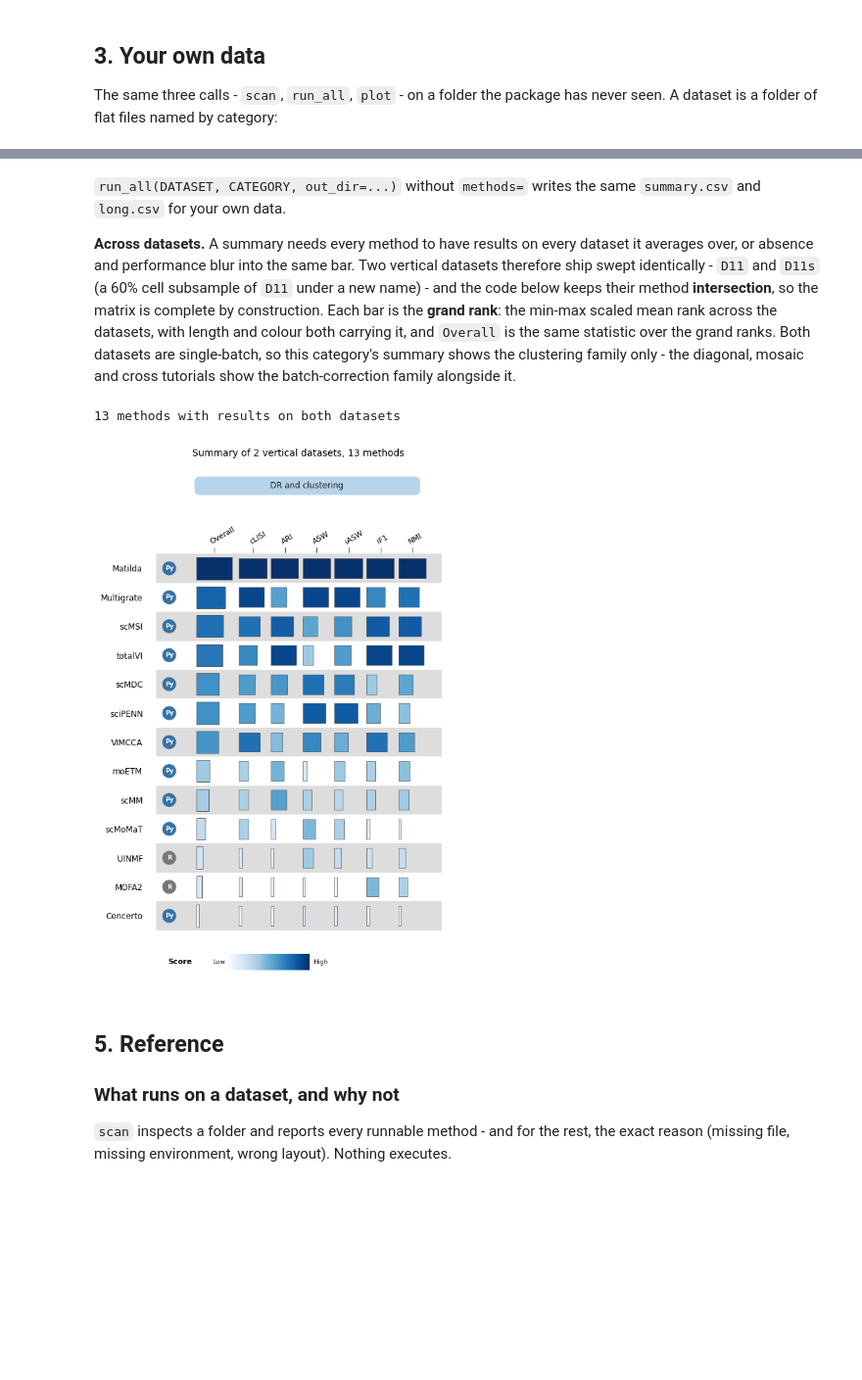
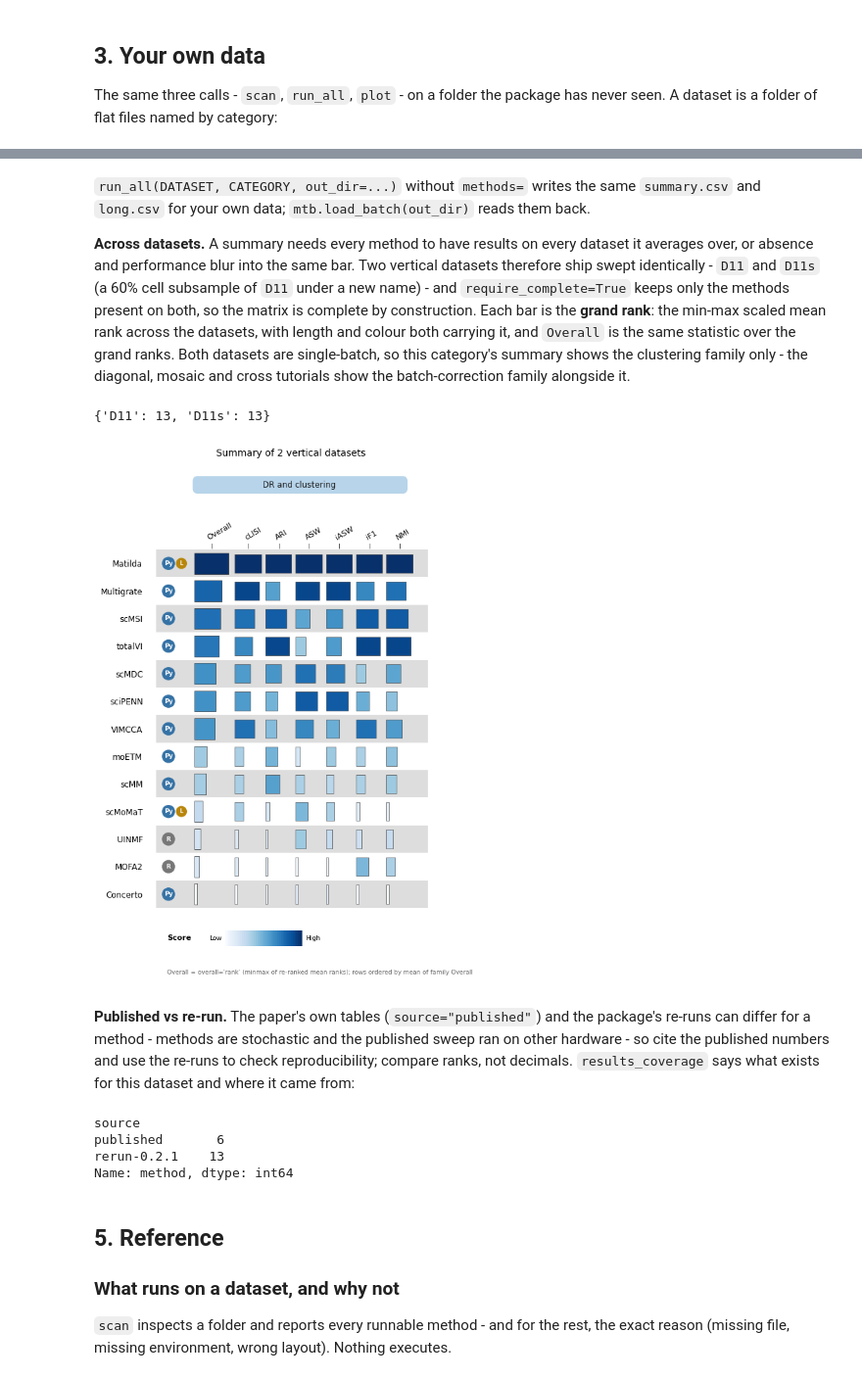
Before and after one commit to DSichang/scMultiBench, a Jupyter notebook: tutorials/vertical/vertical.ipynb, the cells around one changed output, grey strips where cells are left out. Shown at 98% size. Drawn from its saved outputs; the diff is of its cells as text; code cells hidden in the pictures; blank space fills up the shorter version.

```diff
--- a/tutorials/vertical/vertical.ipynb
+++ b/tutorials/vertical/vertical.ipynb
@@ -287,27 +317,38 @@ fig
 # %% [markdown]
 `run_all(DATASET, CATEGORY, out_dir=...)` without `methods=` writes the
-same `summary.csv` and `long.csv` for your own data.
+same `summary.csv` and `long.csv` for your own data; `mtb.load_batch(out_dir)`
+reads them back.
 
 **Across datasets.** A summary needs every method to have results on every
 dataset it averages over, or absence and performance blur into the same bar. Two
 vertical datasets therefore ship swept identically - `D11` and `D11s` (a 60% cell
-subsample of `D11` under a new name) - and the code below keeps their method
-**intersection**, so the matrix is complete by construction. Each bar is the
-**grand rank**: the min-max scaled mean rank across the datasets, with length and
-colour both carrying it, and `Overall` is the same statistic over the grand ranks.
-Both datasets are single-batch, so this category's summary shows the clustering family only - the diagonal, mosaic and cross tutorials show the batch-correction family alongside it.
+subsample of `D11` under a new name) - and `require_complete=True` keeps only
+the methods present on both, so the matrix is complete by construction. Each
+bar is the **grand rank**: the min-max scaled mean rank across the datasets,
+with length and colour both carrying it, and `Overall` is the same statistic
+over the grand ranks. Both datasets are single-batch, so this category's summary shows the clustering family only - the diagonal, mosaic and cross tutorials show the batch-correction family alongside it.
-# %%
-a = pd.read_csv(RESULTS / "long_all_D11.csv").assign(dataset="D11")
-b = pd.read_csv(RESULTS / "long_all_D11s.csv").assign(dataset="D11s")
-both = sorted(set(a.method) & set(b.method))   # complete matrix, by construction
-pair = pd.concat([a, b], ignore_index=True)
-pair = pair[pair.method.isin(both)]
-print(f"{len(both)} methods with results on both datasets")
-mtb.plot.bubble(pair, aggregate="summary",
-                title=f"Summary of 2 vertical datasets, {len(both)} methods")
-# %% [output]
-13 methods with results on both datasets
-[figure, removed]
+# %%
+pair = mtb.load_results(CATEGORY, dataset=[DATASET, DATASET + "s"], source="rerun")
+print(pair.groupby("dataset").method.nunique().to_dict())
+mtb.plot.bubble(pair, aggregate="summary", require_complete=True,
+                title=f"Summary of 2 vertical datasets")
+# %% [output]
+{'D11': 13, 'D11s': 13}
+[figure, added]
+# %% [markdown]
+**Published vs re-run.** The paper's own tables (`source="published"`)
+and the package's re-runs can differ for a method - methods are stochastic and
+the published sweep ran on other hardware - so cite the published numbers and
+use the re-runs to check reproducibility; compare ranks, not decimals.
+`results_coverage` says what exists for this dataset and where it came from:
+# %%
+cov = mtb.results_coverage(CATEGORY)
+cov[cov.dataset == DATASET].groupby("source").method.nunique()
+# %% [output]
+source
+published       6
+rerun-0.2.1    13
+Name: method, dtype: int64
 # %% [markdown]
 ## 5. Reference
 
```
Also changed, not shown: parts of 33 cells of this notebook, 18 other files.
